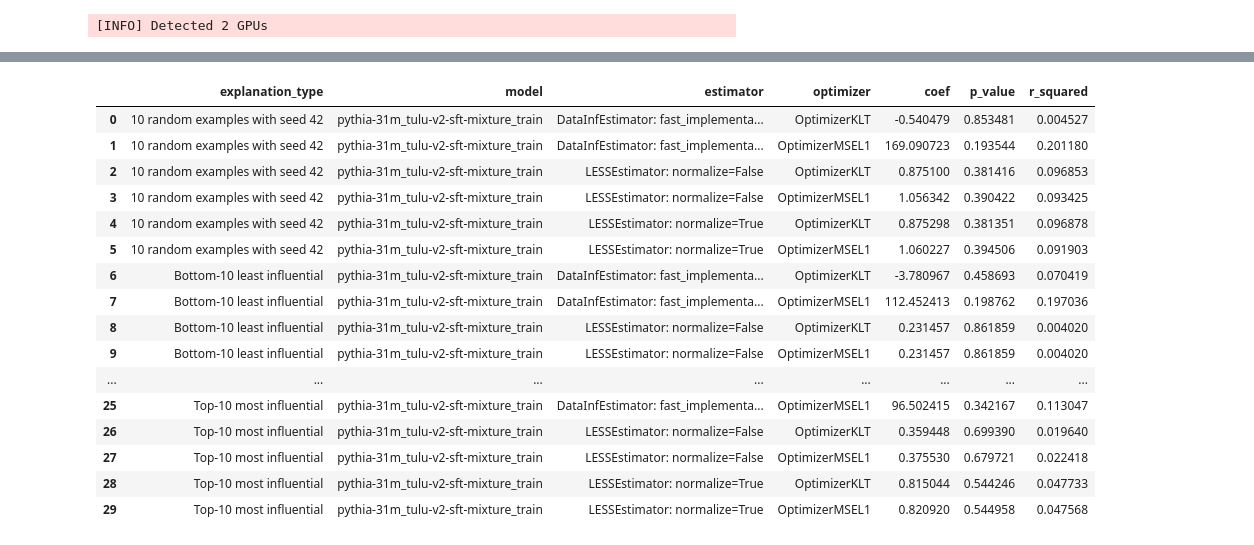
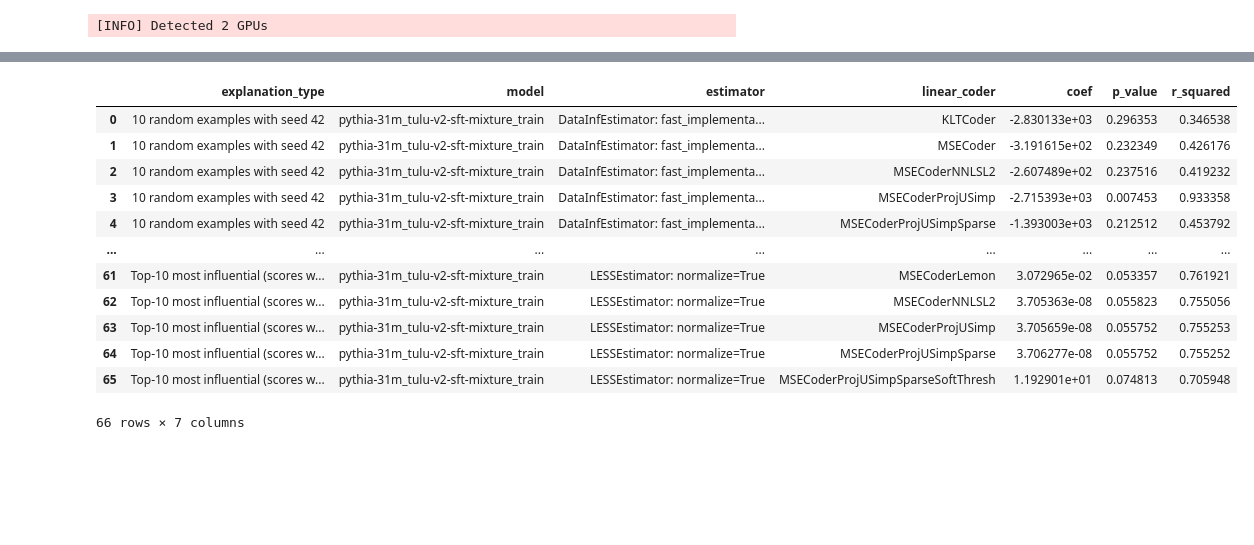
Before and after one commit to loris3/ceelm, a Jupyter notebook: validation.ipynb, the cells around one changed output, grey strips where cells are left out. Cells and saved outputs as stored; diff of their text form; code cells hidden in the pictures; blank space fills up the shorter version.

```diff
--- a/validation.ipynb
+++ b/validation.ipynb
@@ -450,7 +367,6 @@ df_scoring = pd.read_parquet("./cache/scoring/partial/")
 # %%
 df = df_scoring.merge(
     df_validation,
-    on=["explanation_type", "model", "estimator", "dataset_idx", "train_dataset", "train_split", "test_dataset", "test_split"],
+    on=["explanation_type", "model", "estimator", "document_idx", "train_dataset", "train_split", "test_dataset", "test_split"],
     how="left"
-)[["explanation_type", "model", "optimizer", "estimator", "dataset_idx", "pred_gain","mse", "delta_target_document"]]
-df
+)[["explanation_type", "model", "linear_coder", "estimator", "document_idx", "pred_gain","mse", "delta_target_document"]]
@@ -470,0 +373,29 @@ df
+# %%
+import statsmodels.api as sm
+import pandas as pd
+
+results = []
+
+for keys, group in df.groupby(["explanation_type", "model", "estimator", "linear_coder"]):
+    x = -pd.to_numeric(group["mse"], errors="coerce")  # negate MSE so lower is better
+    y = pd.to_numeric(group["delta_target_document"], errors="coerce")
+
+    mask = ~(x.isna() | y.isna())
+    x_clean, y_clean = x[mask], y[mask]
+
+
+    X = sm.add_constant(pd.DataFrame({"neg_mse": x_clean}))
+    model = sm.OLS(y_clean, X).fit()
+
+    results.append({
+        "explanation_type": keys[0],
+        "model": keys[1],
+        "estimator": keys[2],
+        "linear_coder": keys[3],
+        "coef": model.params.get("neg_mse", None),
+        "p_value": model.pvalues.get("neg_mse", None),
+        "r_squared": model.rsquared
+    })
+
+results_df = pd.DataFrame(results)
+results_df
@@ -471,48 +416,44 @@ df
 # %%
 import statsmodels.api as sm
 
 results = []
 
 
-for keys, group in df.groupby(["explanation_type", "model", "estimator", "optimizer"]):
+for keys, group in df.groupby(["explanation_type", "model", "estimator", "linear_coder"]):
     x = pd.to_numeric(group["pred_gain"], errors="coerce")
     y = pd.to_numeric(group["delta_target_document"], errors="coerce")
 
     mask = ~(x.isna() | y.isna())
     x_clean, y_clean = x[mask], y[mask]
 
 
     X = sm.add_constant(x_clean)
     model = sm.OLS(y_clean, X).fit()
 
     results.append({
         "explanation_type": keys[0],
         "model": keys[1],
         "estimator": keys[2],
-        "optimizer": keys[3],
+        "linear_coder": keys[3],
         "coef": model.params.get("pred_gain", None),
         "p_value": model.pvalues.get("pred_gain", None),
         "r_squared": model.rsquared
     })
 
 
 results_df = pd.DataFrame(results)
 results_df
 # %% [output]
-|  | explanation_type | model | estimator | optimizer | coef | p_value | r_squared |
-| 0 | 10 random examples with seed 42 | pythia-31m_tulu-v2-sft-mixture_train | DataInfEstimator: fast_implementa... | OptimizerKLT | -0.540479 | 0.853481 | 0.004527 |
-| 1 | 10 random examples with seed 42 | pythia-31m_tulu-v2-sft-mixture_train | DataInfEstimator: fast_implementa... | OptimizerMSEL1 | 169.090723 | 0.193544 | 0.201180 |
-| 2 | 10 random examples with seed 42 | pythia-31m_tulu-v2-sft-mixture_train | LESSEstimator: normalize=False | OptimizerKLT | 0.875100 | 0.381416 | 0.096853 |
-| 3 | 10 random examples with seed 42 | pythia-31m_tulu-v2-sft-mixture_train | LESSEstimator: normalize=False | OptimizerMSEL1 | 1.056342 | 0.390422 | 0.093425 |
-| 4 | 10 random examples with seed 42 | pythia-31m_tulu-v2-sft-mixture_train | LESSEstimator: normalize=True | OptimizerKLT | 0.875298 | 0.381351 | 0.096878 |
-| 5 | 10 random examples with seed 42 | pythia-31m_tulu-v2-sft-mixture_train | LESSEstimator: normalize=True | OptimizerMSEL1 | 1.060227 | 0.394506 | 0.091903 |
-| 6 | Bottom-10 least influential | pythia-31m_tulu-v2-sft-mixture_train | DataInfEstimator: fast_implementa... | OptimizerKLT | -3.780967 | 0.458693 | 0.070419 |
-| 7 | Bottom-10 least influential | pythia-31m_tulu-v2-sft-mixture_train | DataInfEstimator: fast_implementa... | OptimizerMSEL1 | 112.452413 | 0.198762 | 0.197036 |
-| 8 | Bottom-10 least influential | pythia-31m_tulu-v2-sft-mixture_train | LESSEstimator: normalize=False | OptimizerKLT | 0.231457 | 0.861859 | 0.004020 |
-| 9 | Bottom-10 least influential | pythia-31m_tulu-v2-sft-mixture_train | LESSEstimator: normalize=False | OptimizerMSEL1 | 0.231457 | 0.861859 | 0.004020 |
+|  | explanation_type | model | estimator | linear_coder | coef | p_value | r_squared |
+| 0 | 10 random examples with seed 42 | pythia-31m_tulu-v2-sft-mixture_train | DataInfEstimator: fast_implementa... | KLTCoder | -2.830133e+03 | 0.296353 | 0.346538 |
+| 1 | 10 random examples with seed 42 | pythia-31m_tulu-v2-sft-mixture_train | DataInfEstimator: fast_implementa... | MSECoder | -3.191615e+02 | 0.232349 | 0.426176 |
+| 2 | 10 random examples with seed 42 | pythia-31m_tulu-v2-sft-mixture_train | DataInfEstimator: fast_implementa... | MSECoderNNLSL2 | -2.607489e+02 | 0.237516 | 0.419232 |
+| 3 | 10 random examples with seed 42 | pythia-31m_tulu-v2-sft-mixture_train | DataInfEstimator: fast_implementa... | MSECoderProjUSimp | -2.715393e+03 | 0.007453 | 0.933358 |
+| 4 | 10 random examples with seed 42 | pythia-31m_tulu-v2-sft-mixture_train | DataInfEstimator: fast_implementa... | MSECoderProjUSimpSparse | -1.393003e+03 | 0.212512 | 0.453792 |
 | ... | ... | ... | ... | ... | ... | ... | ... |
-| 25 | Top-10 most influential | pythia-31m_tulu-v2-sft-mixture_train | DataInfEstimator: fast_implementa... | OptimizerMSEL1 | 96.502415 | 0.342167 | 0.113047 |
-| 26 | Top-10 most influential | pythia-31m_tulu-v2-sft-mixture_train | LESSEstimator: normalize=False | OptimizerKLT | 0.359448 | 0.699390 | 0.019640 |
-| 27 | Top-10 most influential | pythia-31m_tulu-v2-sft-mixture_train | LESSEstimator: normalize=False | OptimizerMSEL1 | 0.375530 | 0.679721 | 0.022418 |
-| 28 | Top-10 most influential | pythia-31m_tulu-v2-sft-mixture_train | LESSEstimator: normalize=True | OptimizerKLT | 0.815044 | 0.544246 | 0.047733 |
-| 29 | Top-10 most influential | pythia-31m_tulu-v2-sft-mixture_train | LESSEstimator: normalize=True | OptimizerMSEL1 | 0.820920 | 0.544958 | 0.047568 |
+| 61 | Top-10 most influential (scores w... | pythia-31m_tulu-v2-sft-mixture_train | LESSEstimator: normalize=True | MSECoderLemon | 3.072965e-02 | 0.053357 | 0.761921 |
+| 62 | Top-10 most influential (scores w... | pythia-31m_tulu-v2-sft-mixture_train | LESSEstimator: normalize=True | MSECoderNNLSL2 | 3.705363e-08 | 0.055823 | 0.755056 |
+| 63 | Top-10 most influential (scores w... | pythia-31m_tulu-v2-sft-mixture_train | LESSEstimator: normalize=True | MSECoderProjUSimp | 3.705659e-08 | 0.055752 | 0.755253 |
+| 64 | Top-10 most influential (scores w... | pythia-31m_tulu-v2-sft-mixture_train | LESSEstimator: normalize=True | MSECoderProjUSimpSparse | 3.706277e-08 | 0.055752 | 0.755252 |
+| 65 | Top-10 most influential (scores w... | pythia-31m_tulu-v2-sft-mixture_train | LESSEstimator: normalize=True | MSECoderProjUSimpSparseSoftThresh | 1.192901e+01 | 0.074813 | 0.705948 |
+66 rows × 7 columns
```
Also changed, not shown: parts of 14 cells of this notebook, 25 other files.
